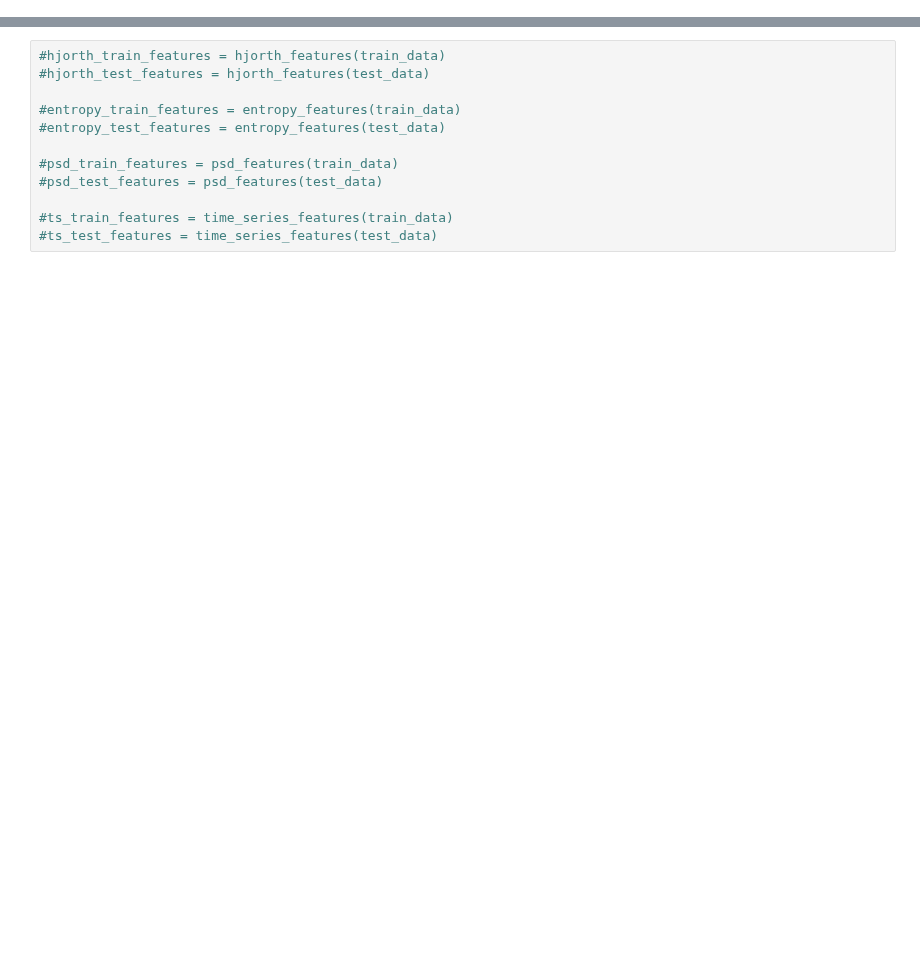
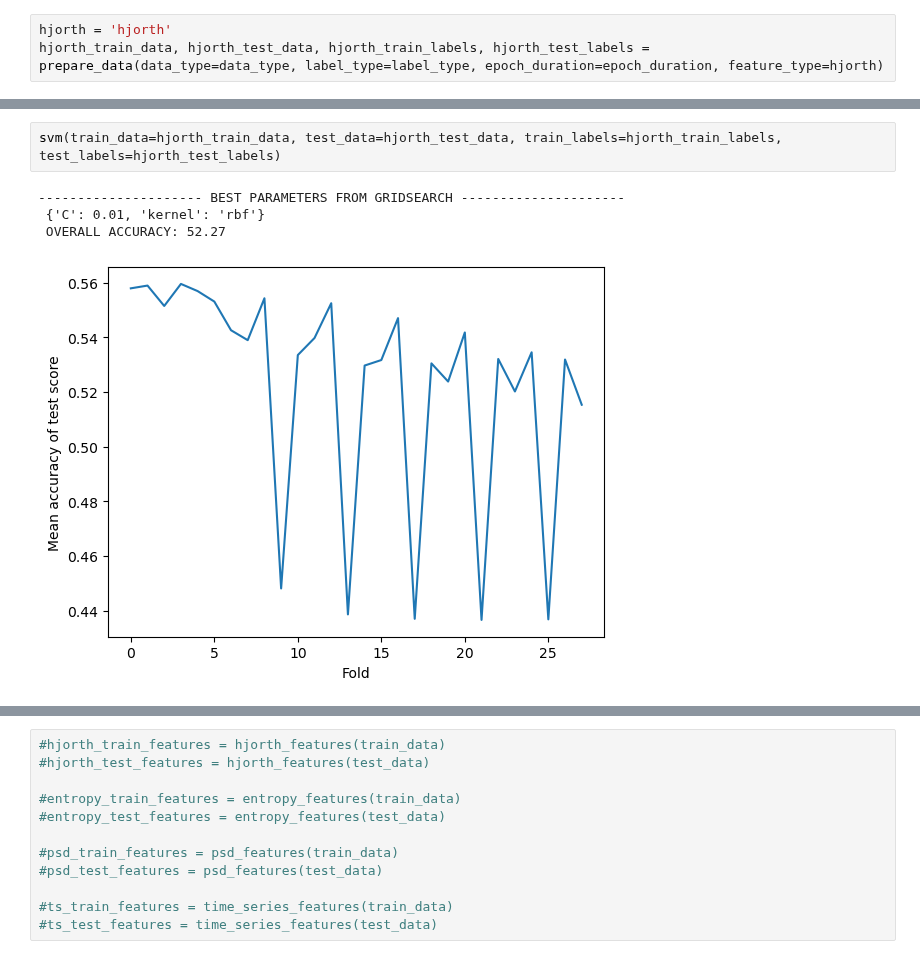
Before and after one commit to idamand/stress_detection_EEG, a Jupyter notebook: test3.ipynb, the cells around one changed output, grey strips where cells are left out. Saved outputs shown, nothing was run; the diff lists cells and outputs as text; blank space fills up the shorter version.

```diff
--- a/test3.ipynb
+++ b/test3.ipynb
@@ -119,0 +142,3 @@ Shape of test labels set: (1416,)
+# %%
+hjorth = 'hjorth'
+hjorth_train_data, hjorth_test_data, hjorth_train_labels, hjorth_test_labels = prepare_data(data_type=data_type, label_type=label_type, epoch_duration=epoch_duration, feature_type=hjorth)
@@ -119,0 +201,7 @@ Shape of test labels set: (1416,)
+# %%
+svm(train_data=hjorth_train_data, test_data=hjorth_test_data, train_labels=hjorth_train_labels, test_labels=hjorth_test_labels)
+# %% [output]
+--------------------- BEST PARAMETERS FROM GRIDSEARCH ---------------------
+ {'C': 0.01, 'kernel': 'rbf'}
+ OVERALL ACCURACY: 52.27
+[figure, added]
```
Also changed, not shown: parts of 11 cells of this notebook, 16 other files.
